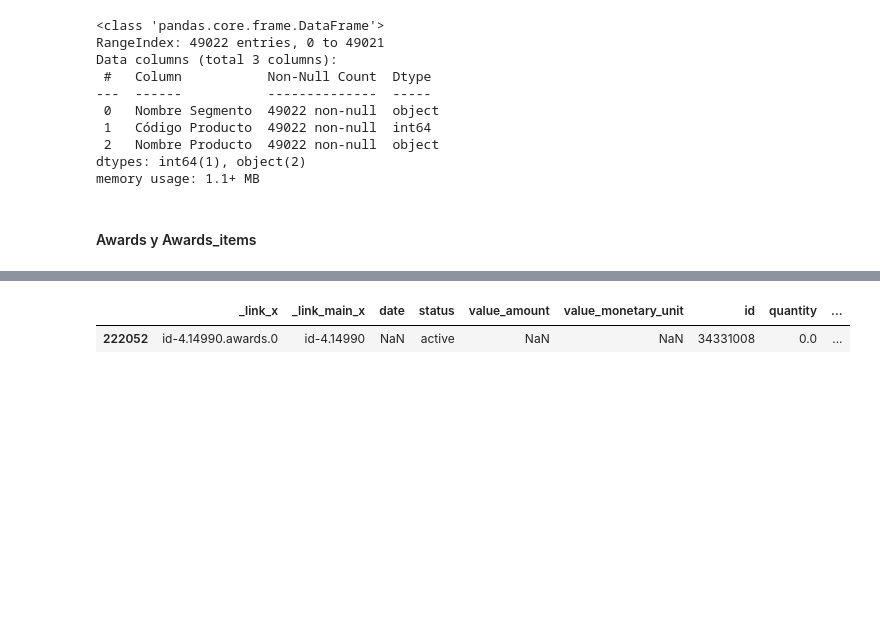
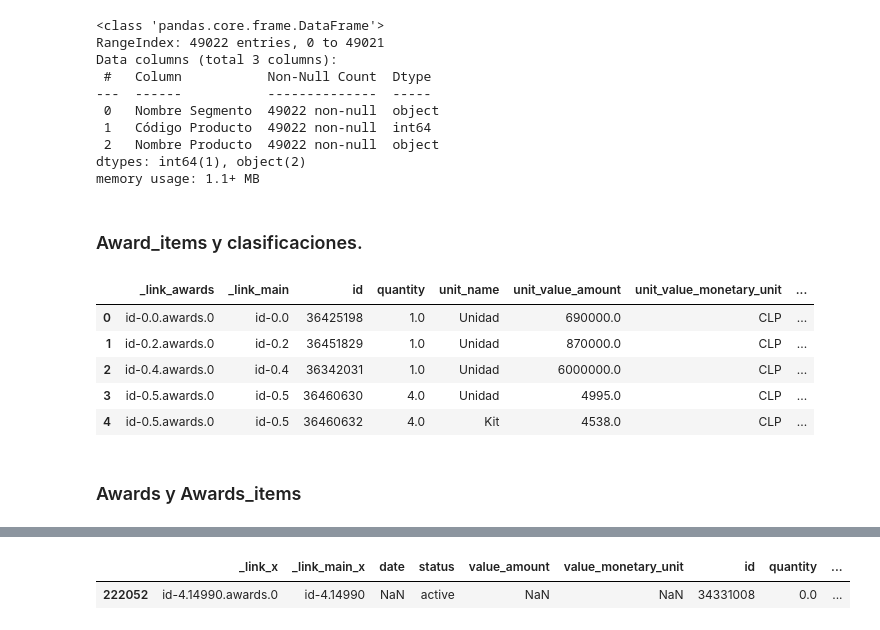
Before and after one commit to Camila-Rojas-05/Proyecto-IMT-2200-1-Grupo-14, a Jupyter notebook: Datos y trabajo con muestras/Revision_limpieza_2018.ipynb, the cells around one changed output, grey strips where cells are left out. Cells and saved outputs as stored; diff of their text form; code cells hidden in the pictures; blank space fills up the shorter version.

```diff
--- a/Datos y trabajo con muestras/Revision_limpieza_2018.ipynb
+++ b/Datos y trabajo con muestras/Revision_limpieza_2018.ipynb
@@ -367,7 +367,7 @@ df_awards_items["unit_value_monetary_unit"].unique()
 # %% [output]
 array(['CLP', 'CLF', 'USD', 'UTM', 'EUR'], dtype=object)
 # %%
-df_awards_items.drop(columns=['classification_uri', 'classification_scheme','unit_value_unitOfAccount', "unit_value_currency" ], inplace=True)
+df_awards_items.drop(columns=['classification_uri', 'classification_scheme','unit_value_unitOfAccount', "unit_value_currency", "description"], inplace=True)
 # %% [markdown]
 ## Revisión de awards_suppliers.csv
 # %%
@@ -908,6 +939,19 @@ Data columns (total 3 columns):
  2   Nombre Producto  49022 non-null  object
 dtypes: int64(1), object(2)
 memory usage: 1.1+ MB
+# %% [markdown]
+### Award_items y clasificaciones.
+# %%
+df_award_item_clasifi = df_awards_items.merge(df_clasificaciones, left_on="classification_id",right_on="Código Producto")
+df_award_item_clasifi.drop(columns=["classification_id", "_link"], inplace=True)
+df_award_item_clasifi.head()
+# %% [output]
+|  | _link_awards | _link_main | id | quantity | unit_name | unit_value_amount | unit_value_monetary_unit | ... |
+| 0 | id-0.0.awards.0 | id-0.0 | 36425198 | 1.0 | Unidad | 690000.0 | CLP | ... |
+| 1 | id-0.2.awards.0 | id-0.2 | 36451829 | 1.0 | Unidad | 870000.0 | CLP | ... |
+| 2 | id-0.4.awards.0 | id-0.4 | 36342031 | 1.0 | Unidad | 6000000.0 | CLP | ... |
+| 3 | id-0.5.awards.0 | id-0.5 | 36460630 | 4.0 | Unidad | 4995.0 | CLP | ... |
+| 4 | id-0.5.awards.0 | id-0.5 | 36460632 | 4.0 | Kit | 4538.0 | CLP | ... |
 # %% [markdown]
-#### Awards y Awards_items
+### Awards y Awards_items
 # %%
```
Also changed, not shown: parts of 45 cells of this notebook.
